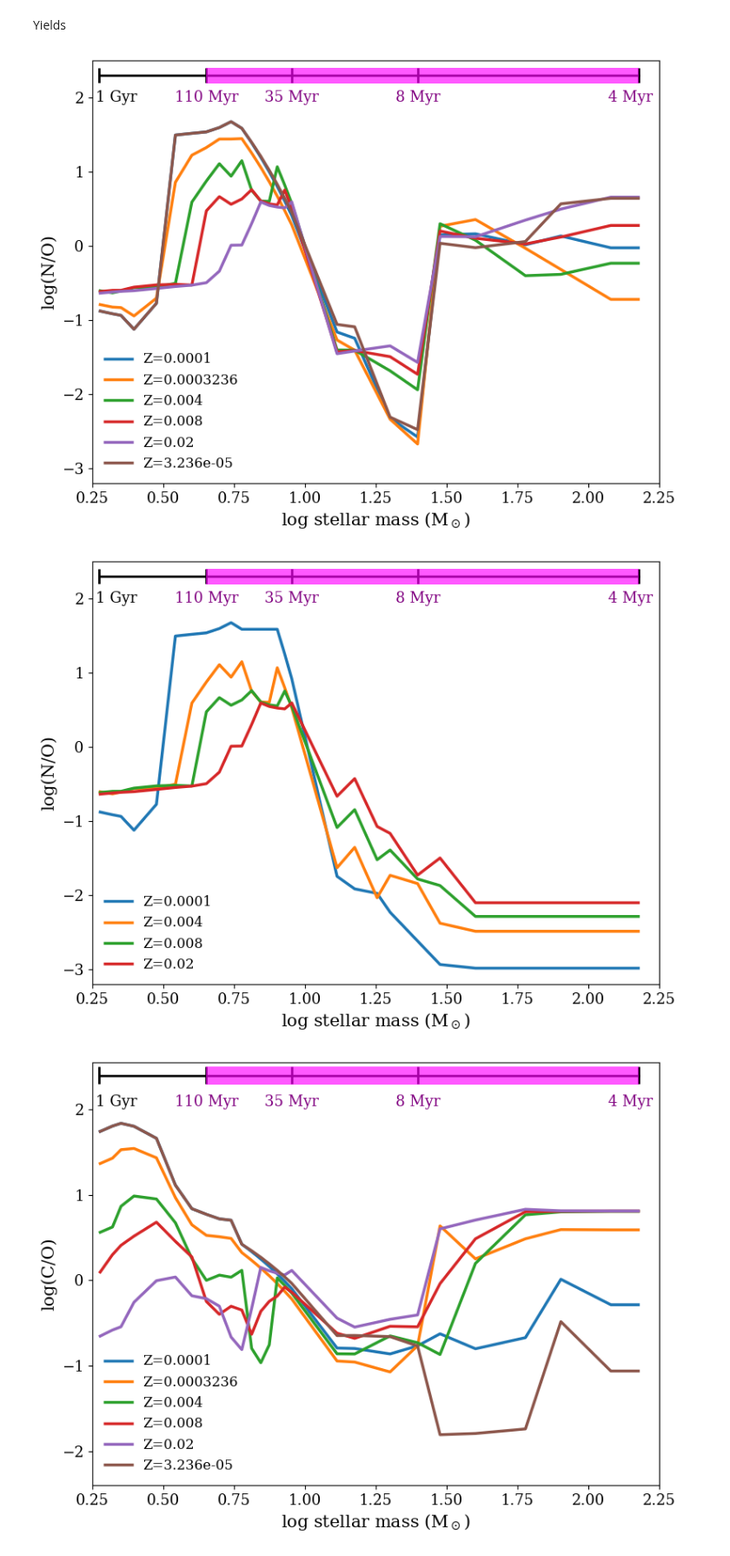
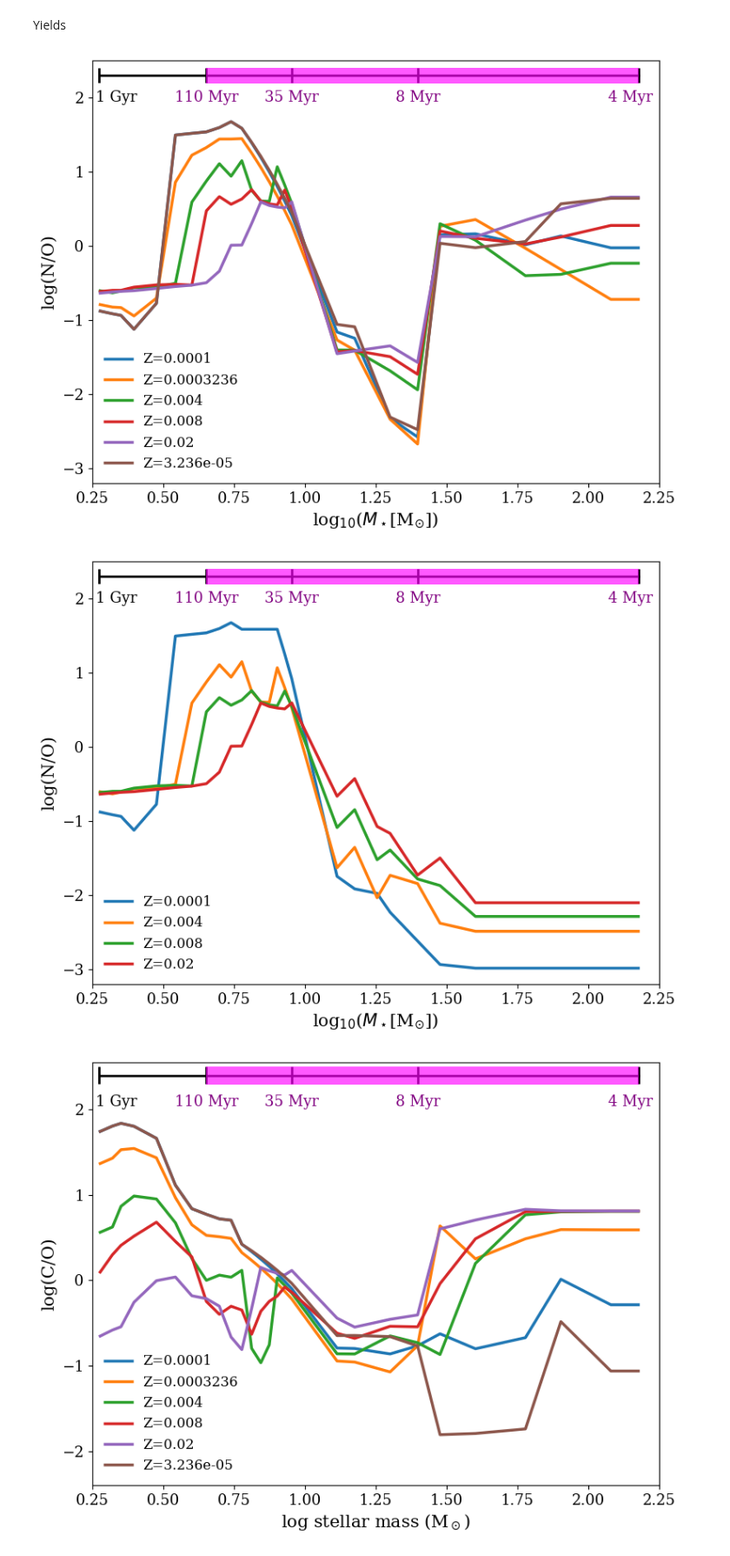
Before and after one commit to bshidvb/galIMF, a Jupyter notebook: plotting/plots_for-paper.ipynb, the cells around one changed output. Shown at 87% size. Saved outputs shown, nothing was run; the diff lists cells and outputs as text; code cells hidden in the pictures.

Commit message:
Modified axes of plots

```diff
--- a/plotting/plots_for-paper.ipynb
+++ b/plotting/plots_for-paper.ipynb
@@ -537,36 +537,36 @@ def plot_NO_yields(file_paths_N, file_paths_O, title, filename):
                 zorder=8)
     xmin, xmax = 0.6532125137753437, 2.176
     ymin, ymax = 2.19, 2.4
     rect = patches.Rectangle((xmin, ymin), xmax-xmin, ymax-ymin,
                                  linewidth=2, facecolor='magenta',
                                  alpha=0.65, zorder=10)
     plt.gca().add_patch(rect)
     # rect1 = patches.Rectangle((xmin, ymin), xmax-xmin, ymax-ymin,
     #                              linewidth=2, edgecolor='forestgreen', facecolor='none',
     #                              alpha=1, linestyle='--', zorder=5)
     # plt.gca().add_patch(rect1)
-    plt.xlabel('log stellar mass (M$_\odot$)', fontsize=15)
+    plt.xlabel("log$_{10}$($M_\\star$[M$_{\\odot}$])", fontsize=15, fontname='serif')
     plt.ylabel('log(N/O)', fontsize=15)
     plt.xticks(fontsize=13)
     plt.yticks(fontsize=13)
     plt.xlim(0.25, 2.25)
     plt.ylim(-3.2, 2.5)
     # plt.title(title, fontsize=16)
     plt.legend(fontsize=12, loc='lower left', frameon=False)
     plt.tight_layout()
     plt.savefig(filename, dpi=300)
     plt.show()
 
 file_paths_N = glob.glob('/Users/adriana_work/Desktop/galIMF/yield_tables__2024/rearranged___/setllar_N_eject_mass_from_Limongi_R300_sup_agb/*.txt')
 file_paths_O = glob.glob('/Users/adriana_work/Desktop/galIMF/yield_tables__2024/rearranged___/setllar_O_eject_mass_from_Limongi_R300_sup_agb/*.txt')
 plot_NO_yields(file_paths_N, file_paths_O, title='N/O Yield Composite of K10, D14 and LC18 R300', filename='/Users/adriana_work/Desktop/galIMF/plotting/paper/NO_yields_Limongi_R300_sup_agb.pdf')
 
 file_paths_N = glob.glob('/Users/adriana_work/Desktop/galIMF/yield_tables__2024/rearranged___/setllar_N_eject_mass_from_Nomoto_sup_agb/*.txt')
 file_paths_O = glob.glob('/Users/adriana_work/Desktop/galIMF/yield_tables__2024/rearranged___/setllar_O_eject_mass_from_Nomoto_sup_agb/*.txt')
 plot_NO_yields(file_paths_N, file_paths_O, title='N/O Yield Composite of K10, D14 and N13 without HNe', filename='/Users/adriana_work/Desktop/galIMF/plotting/paper/NO_yields_Nomoto_sup_agb.pdf')
 # %% [output]
-[figure, old version]
+[figure, new version]
-[figure, old version]
+[figure, new version]
 # %%
 def plot_CO_yields(file_paths_C, file_paths_O, title, filename):
     plt.figure(figsize=(8, 6))
```
Also changed, not shown: 1 other file.
